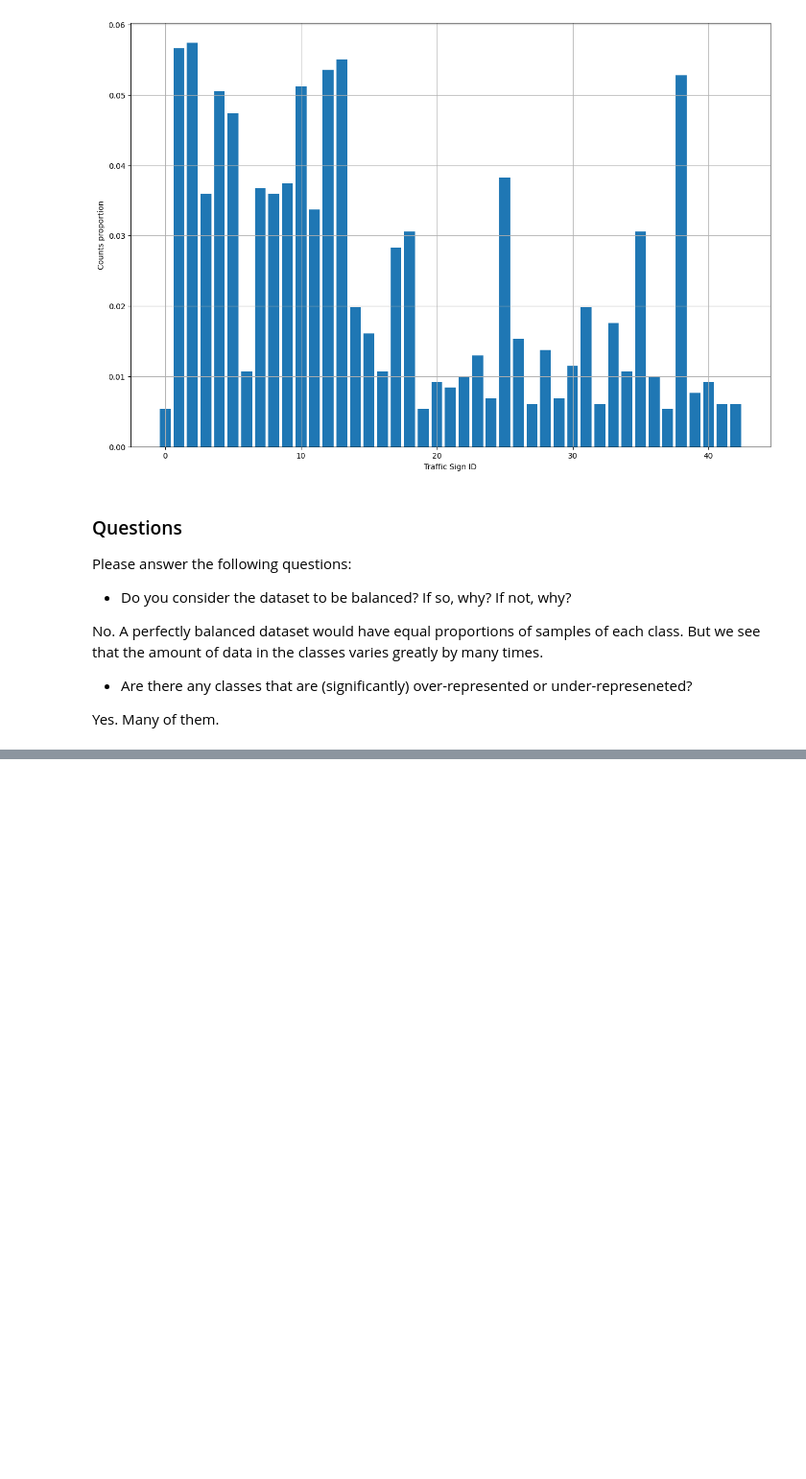
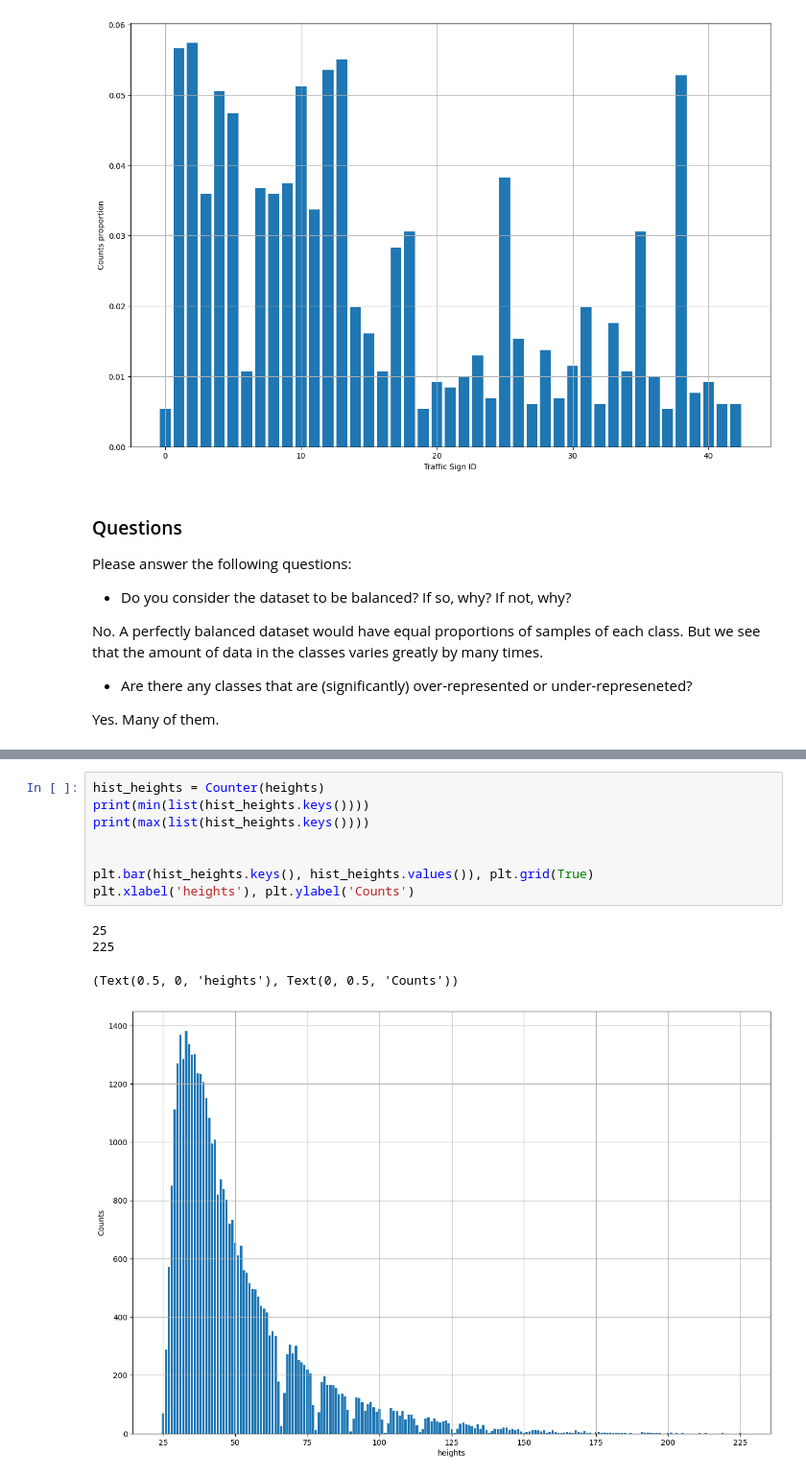
Before and after one commit to sergiyromanenko/CV-HW, a Jupyter notebook: lesson_13/homework/Homework.ipynb, the cells around one changed output, grey strips where cells are left out. Shown at 96% size. Cells and saved outputs as stored; diff of their text form; blank space fills up the shorter version.

```diff
--- a/lesson_13/homework/Homework.ipynb
+++ b/lesson_13/homework/Homework.ipynb
@@ -129,3 +160,16 @@ Yes. Many of them.
+# %%
+hist_heights = Counter(heights)
+print(min(list(hist_heights.keys())))
+print(max(list(hist_heights.keys())))
+
+
+plt.bar(hist_heights.keys(), hist_heights.values()), plt.grid(True)
+plt.xlabel('heights'), plt.ylabel('Counts')
+# %% [output]
+25
+225
+(Text(0.5, 0, 'heights'), Text(0, 0.5, 'Counts'))
+[figure, added]
 # %% [markdown]
 ### Optional
 
```
Also changed, not shown: parts of 3 cells of this notebook.
